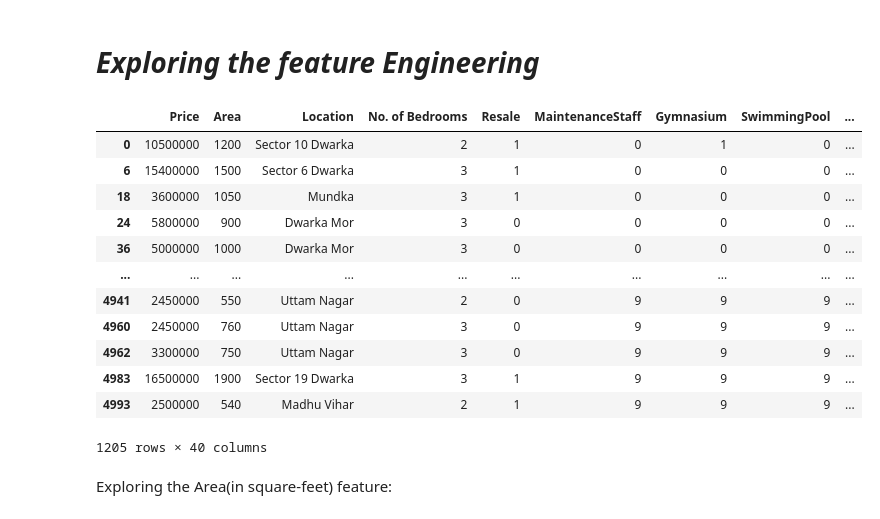
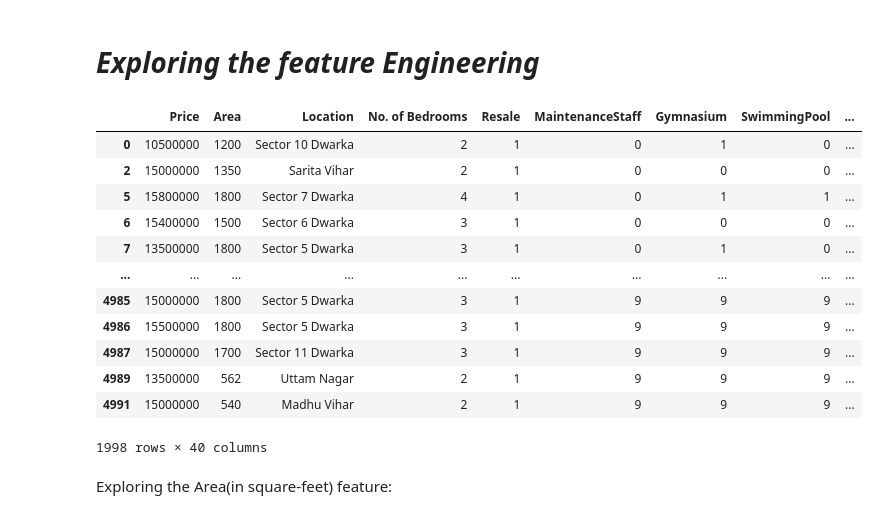
Before and after one commit to arkham7638/Land-price-prediction-Delhi-, a Jupyter notebook: land_price_prediction.ipynb, the cells around one changed output. Saved outputs shown, nothing was run; the diff lists cells and outputs as text; code cells hidden in the pictures.

```diff
--- a/land_price_prediction.ipynb
+++ b/land_price_prediction.ipynb
@@ -175,20 +173,20 @@ array([ 1200,  1000,  1350,   435,   900,  1800,  1500,  1300,  1550,
 # *Exploring the feature Engineering*
 # %%
 # just seeing the data-set
-df2[df.Price>=10500000]
+df2[df2.Price>=10500000]
 # %% [output]
 |  | Price | Area | Location | No. of Bedrooms | Resale | MaintenanceStaff | Gymnasium | SwimmingPool | ... |
 | 0 | 10500000 | 1200 | Sector 10 Dwarka | 2 | 1 | 0 | 1 | 0 | ... |
+| 2 | 15000000 | 1350 | Sarita Vihar | 2 | 1 | 0 | 0 | 0 | ... |
+| 5 | 15800000 | 1800 | Sector 7 Dwarka | 4 | 1 | 0 | 1 | 1 | ... |
 | 6 | 15400000 | 1500 | Sector 6 Dwarka | 3 | 1 | 0 | 0 | 0 | ... |
-| 18 | 3600000 | 1050 | Mundka | 3 | 1 | 0 | 0 | 0 | ... |
-| 24 | 5800000 | 900 | Dwarka Mor | 3 | 0 | 0 | 0 | 0 | ... |
-| 36 | 5000000 | 1000 | Dwarka Mor | 3 | 0 | 0 | 0 | 0 | ... |
+| 7 | 13500000 | 1800 | Sector 5 Dwarka | 3 | 1 | 0 | 1 | 0 | ... |
 | ... | ... | ... | ... | ... | ... | ... | ... | ... | ... |
-| 4941 | 2450000 | 550 | Uttam Nagar | 2 | 0 | 9 | 9 | 9 | ... |
-| 4960 | 2450000 | 760 | Uttam Nagar | 3 | 0 | 9 | 9 | 9 | ... |
-| 4962 | 3300000 | 750 | Uttam Nagar | 3 | 0 | 9 | 9 | 9 | ... |
-| 4983 | 16500000 | 1900 | Sector 19 Dwarka | 3 | 1 | 9 | 9 | 9 | ... |
-| 4993 | 2500000 | 540 | Madhu Vihar | 2 | 1 | 9 | 9 | 9 | ... |
+| 4985 | 15000000 | 1800 | Sector 5 Dwarka | 3 | 1 | 9 | 9 | 9 | ... |
+| 4986 | 15500000 | 1800 | Sector 5 Dwarka | 3 | 1 | 9 | 9 | 9 | ... |
+| 4987 | 15000000 | 1700 | Sector 11 Dwarka | 3 | 1 | 9 | 9 | 9 | ... |
+| 4989 | 13500000 | 562 | Uttam Nagar | 2 | 1 | 9 | 9 | 9 | ... |
+| 4991 | 15000000 | 540 | Madhu Vihar | 2 | 1 | 9 | 9 | 9 | ... |
-1205 rows × 40 columns
+1998 rows × 40 columns
 # %% [markdown]
 Exploring the Area(in square-feet) feature:
```
Also changed, not shown: parts of 35 cells of this notebook.
